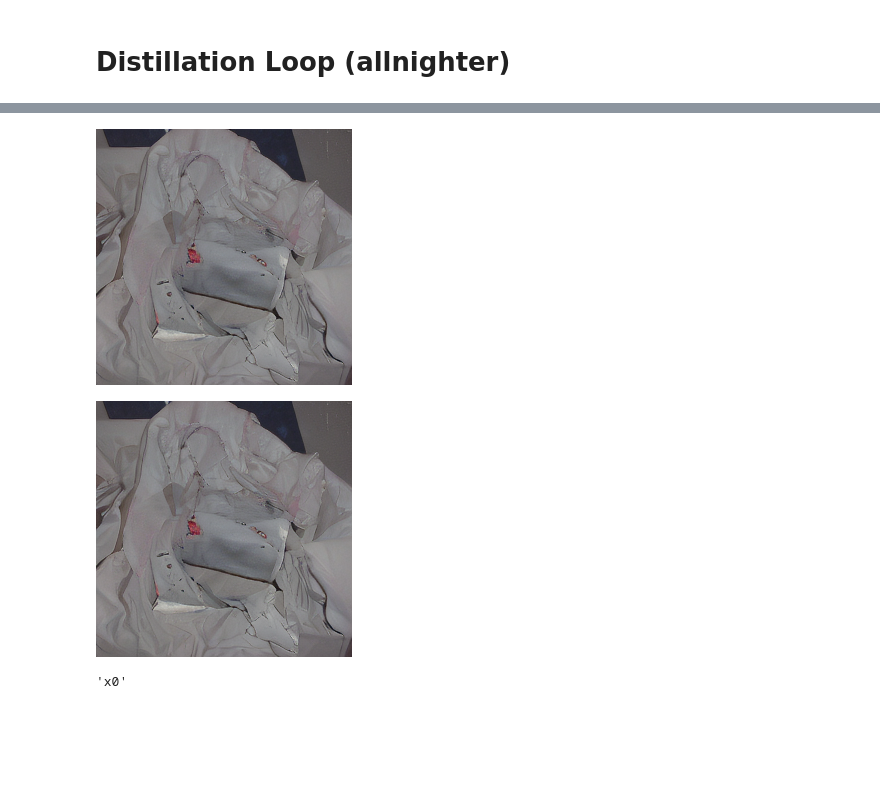
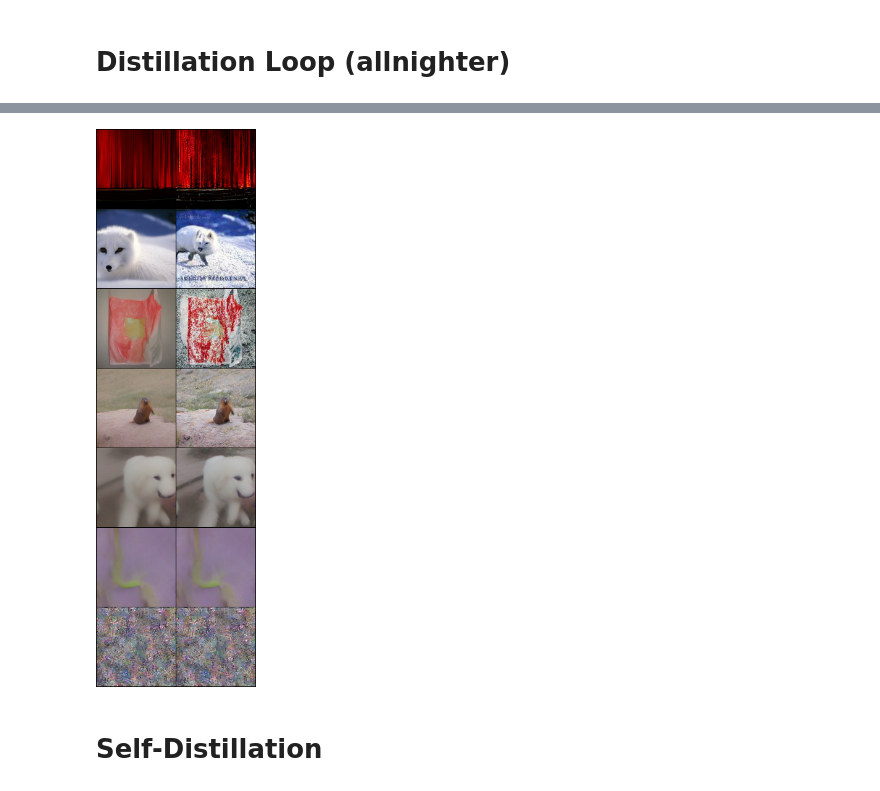
Before and after one commit to Pmobilee/DSD, a Jupyter notebook: cin_256/Cin_256_custom.ipynb, the cells around one changed output, grey strips where cells are left out. Cells and saved outputs as stored; diff of their text form; code cells hidden in the pictures; blank space fills up the shorter version.

```diff
--- a/cin_256/Cin_256_custom.ipynb
+++ b/cin_256/Cin_256_custom.ipynb
@@ -232,14 +231,8 @@ KeyboardInterrupt:
 # %%
-from util import *
-import wandb
-
-cwd = os.getcwd()
-%reload_ext autoreload
-%autoreload 2
-
-config_path=f"{cwd}/models/configs/cin256-v2-custom copy.yaml"
+config_path=f"{cwd}/models/configs/cin256-v2-custom.yaml"
 model_path=f"{cwd}/models/cin256_original.ckpt"
-
 teacher, sampler_teacher = create_models(config_path, model_path, student=False)
+path = f"{cwd}/data/trained_models/True Attempt1e-9/32/student_lr8_scheduled.pt"
+student, sampler_student, optimizer, scheduler = load_trained(path, config_path)
 # %% [output]
 Loading model from c:\Diffusion_Thesis\cin_256/models/cin256_original.ckpt
@@ -251,52 +249,7 @@ making attention of type 'vanilla' with 512 in_channels
-# %%
-# timesteps = 250
-# teacher.num_timesteps= timesteps
-# uc = teacher.get_learned_conditioning({teacher.cond_stage_key: torch.tensor(1*[1000]).to(teacher.device)})
-# xc = torch.tensor([992])
-# c = teacher.get_learned_conditioning({teacher.cond_stage_key: xc.to(teacher.device)})
-# img, x0 = teacher.progressive_denoising(cond=uc, shape=[3, 64, 64], verbose=True, callback=None, quantize_denoised=False,
-#                               img_callback=None, mask=None, x0=None, temperature=1., noise_dropout=0.,
-#                               score_corrector=None, corrector_kwargs=None, batch_size=1, x_T=None, start_T=None,
-#                               log_every_t=None)
-
-timesteps = 600
-teacher.num_timesteps= timesteps
-# uc = teacher.get_learned_conditioning({teacher.cond_stage_key: torch.tensor(1*[1000]).to(teacher.device)})
-xc = torch.tensor([992])
-c = teacher.get_learned_conditioning({teacher.cond_stage_key: xc.to(teacher.device)})
-img, x0, imgs = teacher.progressive_denoising(cond=uc, shape=[3, 64, 64], verbose=True, callback=None, quantize_denoised=False,
-                              img_callback=None, mask=None, x0=None, temperature=1., noise_dropout=0.,
-                              score_corrector=None, corrector_kwargs=None, batch_size=1, x_T=None, start_T=None,
-                              log_every_t=None, keep_intermediates=True)
-
-# img == x0[-1]
-# %%
-x_samples_ddim = teacher.decode_first_stage(imgs[-1])
-# x_samples_ddim = teacher.decode_first_stage(img)
-x_samples_ddim = torch.clamp((x_samples_ddim+1.0)/2.0, min=0.0, max=1.0)
-
-
-# grid = torch.stack(images, 0)
-grid = rearrange(x_samples_ddim, 'b c h w ->  b c h w')
-grid = make_grid(grid, nrow=1)
-grid = 255. * rearrange(grid, 'c h w -> h w c').cpu().numpy()
-Image.fromarray(grid.astype(np.uint8))
-# %% [output]
-[figure, removed]
-# %%
-x_samples_ddim = teacher.decode_first_stage(x0[-1])
-# x_samples_ddim = teacher.decode_first_stage(img)
-x_samples_ddim = torch.clamp((x_samples_ddim+1.0)/2.0, min=0.0, max=1.0)
-
-
-# grid = torch.stack(images, 0)
-grid = rearrange(x_samples_ddim, 'b c h w ->  b c h w')
-grid = make_grid(grid, nrow=1)
-grid = 255. * rearrange(grid, 'c h w -> h w c').cpu().numpy()
-Image.fromarray(grid.astype(np.uint8))
-# %% [output]
-[figure, removed]
-# %%
-teacher.parameterization
-# %% [output]
-'x0'
+# %%
+images, _ = compare_teacher_student(teacher, sampler_teacher, student, sampler_student, steps=[64, 32, 16, 8, 4, 2, 1])
+images
+# %% [output]
+[figure, added]
+# %% [markdown]
+# Self-Distillation
```
Also changed, not shown: parts of 6 cells of this notebook, 1 other file.
